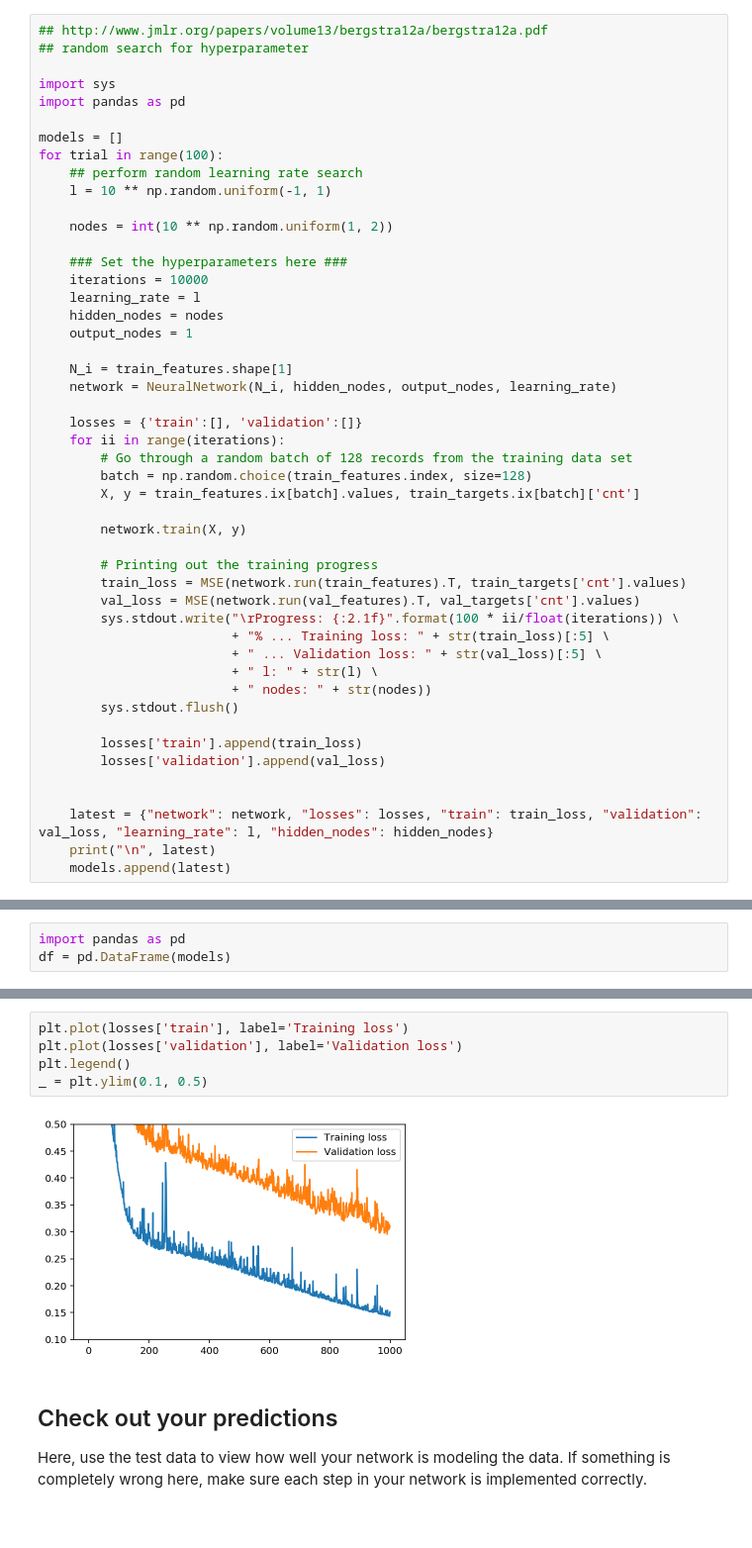
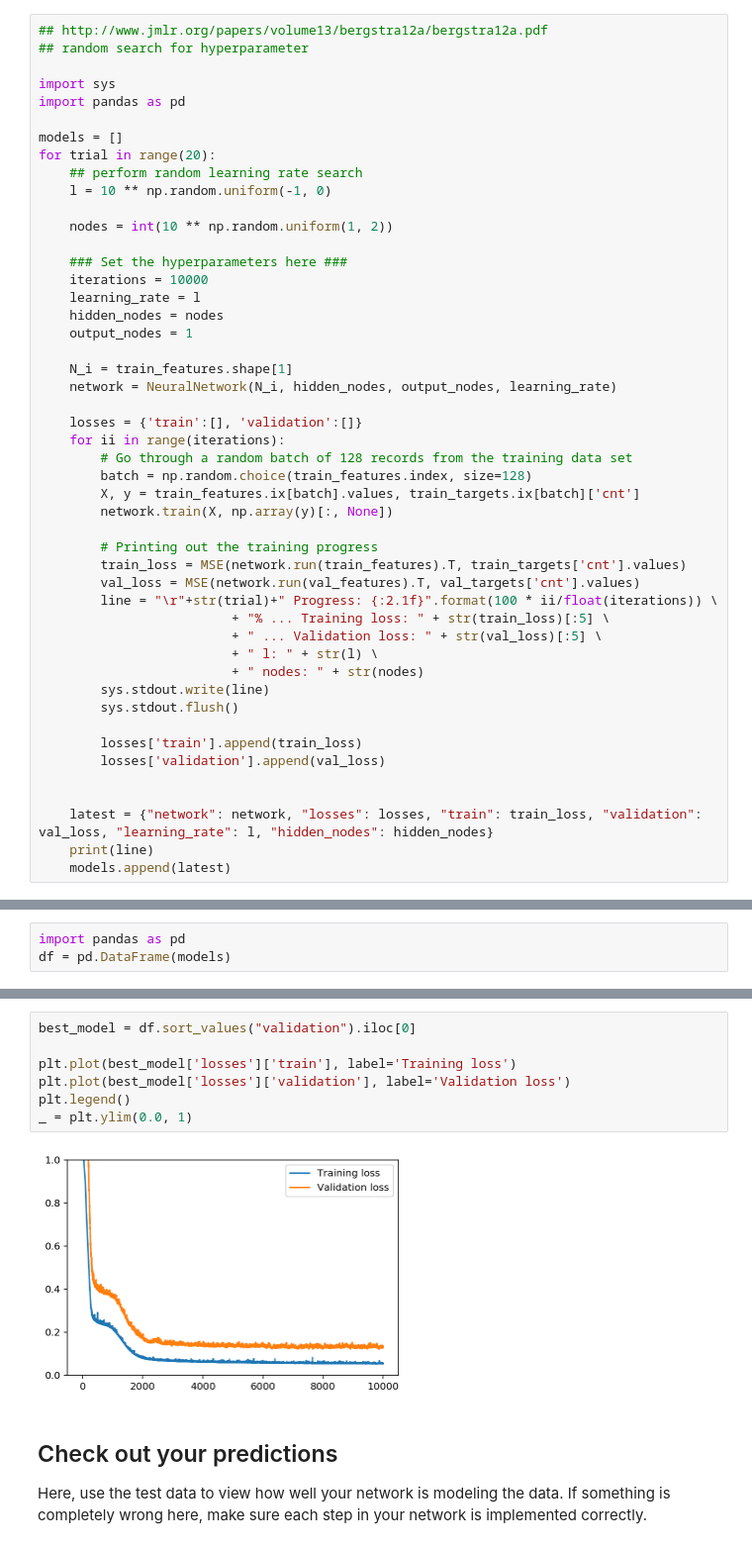
Before and after one commit to sidazhang/udacity-dlnd, a Jupyter notebook: first-neural-network/Your_first_neural_network.ipynb, the cells around one changed output, grey strips where cells are left out. Shown at 99% size. Cells and saved outputs as stored; diff of their text form.

Commit message:
retrain model for submission

```diff
--- a/first-neural-network/Your_first_neural_network.ipynb
+++ b/first-neural-network/Your_first_neural_network.ipynb
@@ -358,9 +353,9 @@ import sys
 import pandas as pd
 
 models = []
-for trial in range(100):
+for trial in range(20):
     ## perform random learning rate search
-    l = 10 ** np.random.uniform(-1, 1)
+    l = 10 ** np.random.uniform(-1, 0)
 
     nodes = int(10 ** np.random.uniform(1, 2))
 
@@ -378,17 +373,17 @@ for trial in range(100):
         # Go through a random batch of 128 records from the training data set
         batch = np.random.choice(train_features.index, size=128)
         X, y = train_features.ix[batch].values, train_targets.ix[batch]['cnt']
-
-        network.train(X, y)
+        network.train(X, np.array(y)[:, None])
 
         # Printing out the training progress
         train_loss = MSE(network.run(train_features).T, train_targets['cnt'].values)
         val_loss = MSE(network.run(val_features).T, val_targets['cnt'].values)
-        sys.stdout.write("\rProgress: {:2.1f}".format(100 * ii/float(iterations)) \
+        line = "\r"+str(trial)+" Progress: {:2.1f}".format(100 * ii/float(iterations)) \
                          + "% ... Training loss: " + str(train_loss)[:5] \
                          + " ... Validation loss: " + str(val_loss)[:5] \
                          + " l: " + str(l) \
-                         + " nodes: " + str(nodes))
+                         + " nodes: " + str(nodes)
+        sys.stdout.write(line)
         sys.stdout.flush()
 
         losses['train'].append(train_loss)
@@ -396,6 +391,6 @@ for trial in range(100):
 
 
     latest = {"network": network, "losses": losses, "train": train_loss, "validation": val_loss, "learning_rate": l, "hidden_nodes": hidden_nodes}
-    print("\n", latest)
+    print(line)
     models.append(latest)
 # %% [output]
@@ -483,10 +462,12 @@ Progress: 99.9% ... Training loss: 0.151 ... Validation loss: 0.310 l: 2.0771171
 # %%
-plt.plot(losses['train'], label='Training loss')
-plt.plot(losses['validation'], label='Validation loss')
+best_model = df.sort_values("validation").iloc[0]
+
+plt.plot(best_model['losses']['train'], label='Training loss')
+plt.plot(best_model['losses']['validation'], label='Validation loss')
 plt.legend()
-_ = plt.ylim(0.1, 0.5)
+_ = plt.ylim(0.0, 1)
 # %% [output]
-[figure, old version]
+[figure, new version]
 # %% [markdown]
 ## Check out your predictions
 
```
Also changed, not shown: parts of 9 cells of this notebook, 3 other files.
